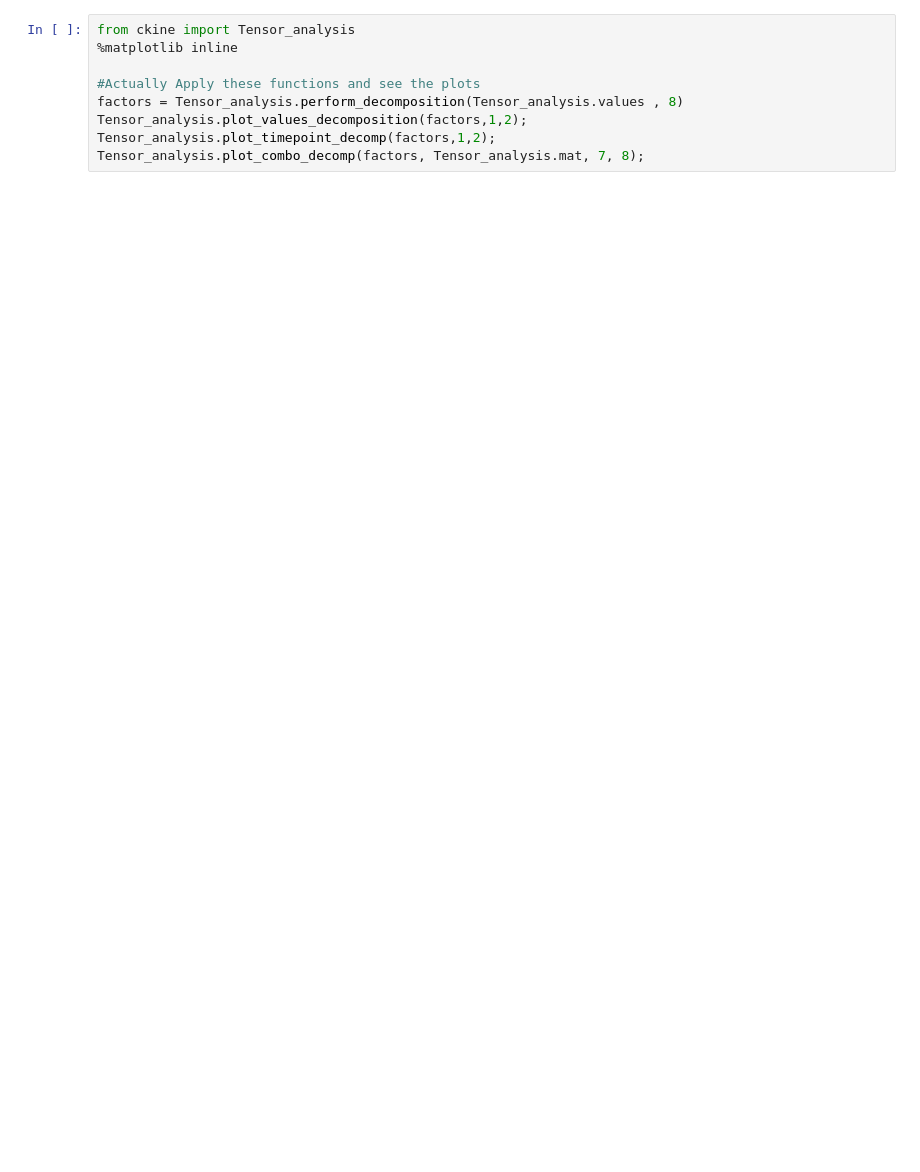
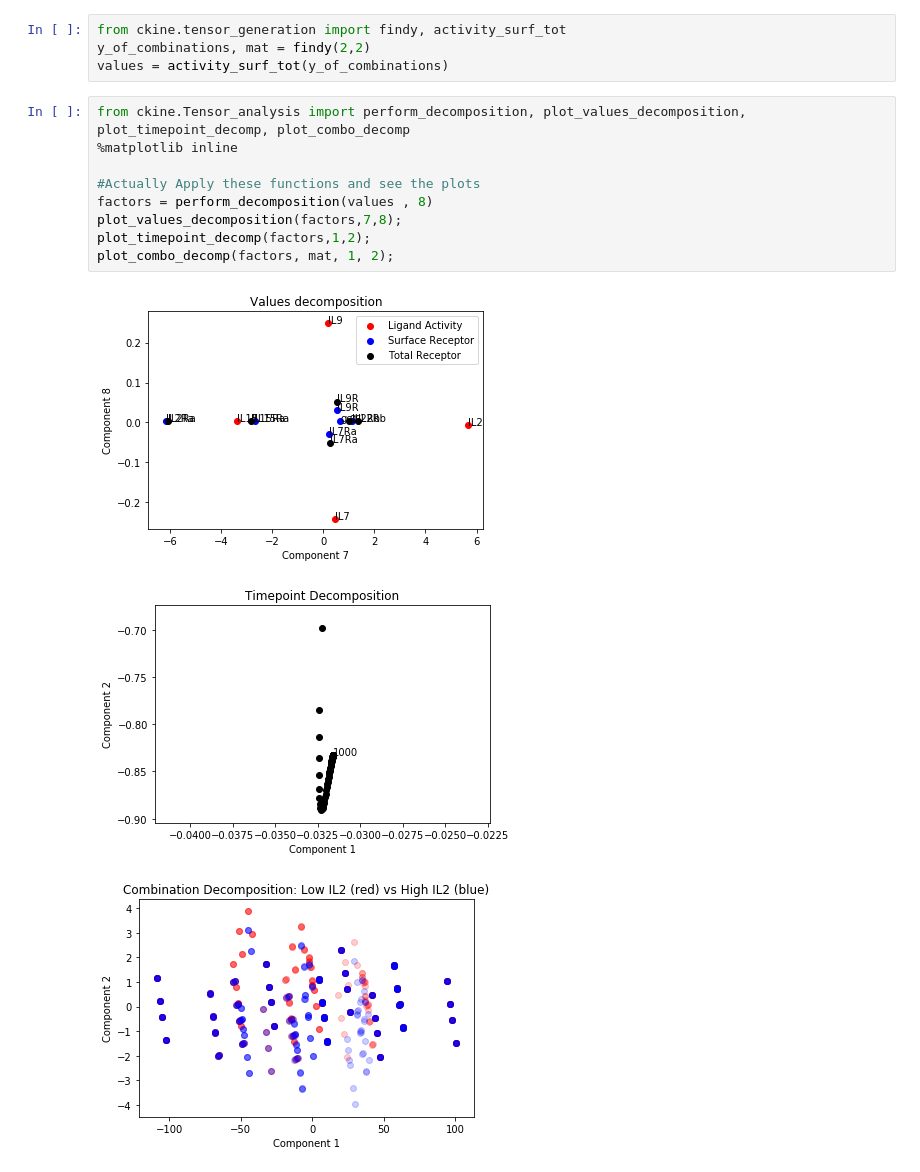
Before and after one commit to meyer-lab/gc-cytokines, a Jupyter notebook: Tensor_decomposition_plotting.ipynb, the cells around one changed output. Saved outputs shown, nothing was run; the diff lists cells and outputs as text; blank space fills up the shorter version.

```diff
--- a/Tensor_decomposition_plotting.ipynb
+++ b/Tensor_decomposition_plotting.ipynb
@@ -1,9 +1,17 @@
+# %%
+from ckine.tensor_generation import findy, activity_surf_tot
+y_of_combinations, mat = findy(2,2)
+values = activity_surf_tot(y_of_combinations)
 # %%
-from ckine import Tensor_analysis
+from ckine.Tensor_analysis import perform_decomposition, plot_values_decomposition, plot_timepoint_decomp, plot_combo_decomp
 %matplotlib inline
 
 #Actually Apply these functions and see the plots
-factors = Tensor_analysis.perform_decomposition(Tensor_analysis.values , 8)
-Tensor_analysis.plot_values_decomposition(factors,1,2);
-Tensor_analysis.plot_timepoint_decomp(factors,1,2);
-Tensor_analysis.plot_combo_decomp(factors, Tensor_analysis.mat, 7, 8);
+factors = perform_decomposition(values , 8)
+plot_values_decomposition(factors,7,8);
+plot_timepoint_decomp(factors,1,2);
+plot_combo_decomp(factors, mat, 1, 2);
+# %% [output]
+[figure, added]
+[figure, added]
+[figure, added]
```
Also changed, not shown: parts of 12 cells of this notebook, 4 other files.
